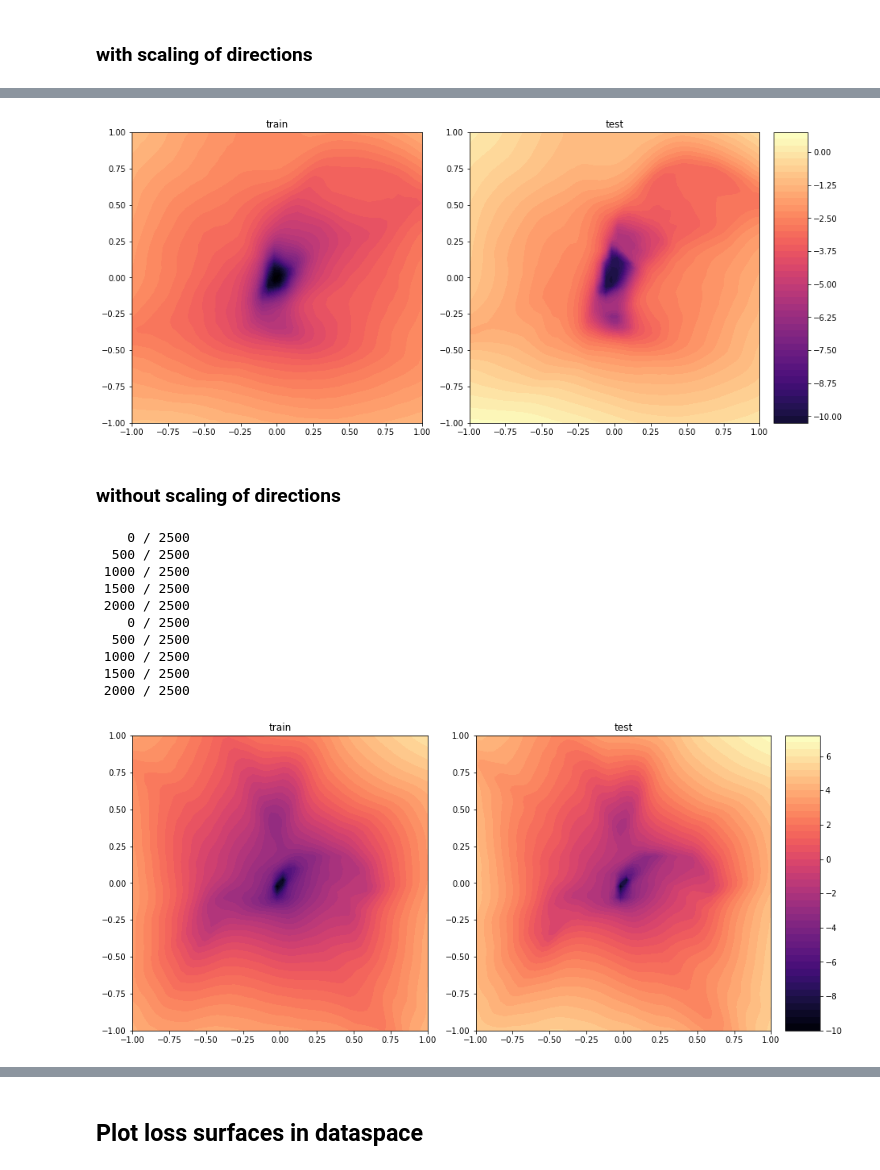
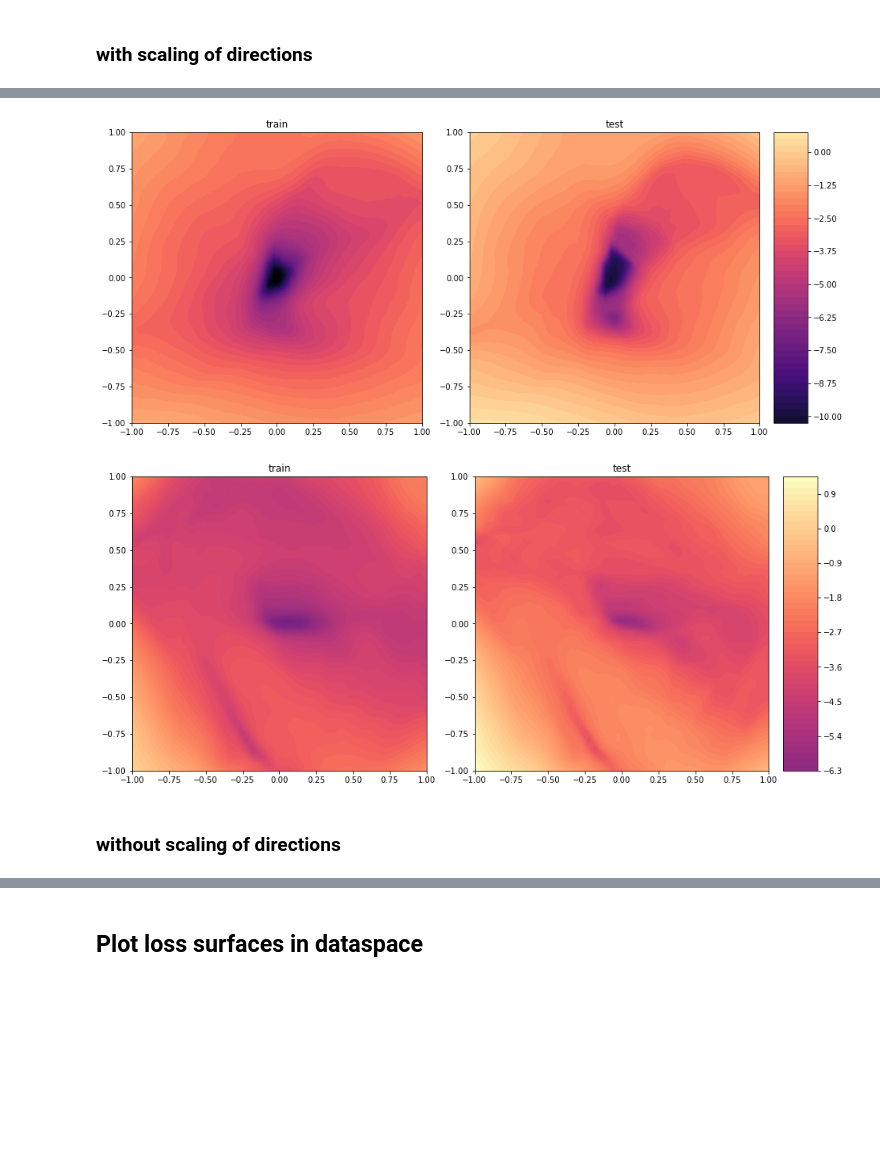
Before and after one commit to Burt360/loss-surfaces-in-data, a Jupyter notebook: swissroll.ipynb, the cells around one changed output, grey strips where cells are left out. Drawn from its saved outputs; the diff is of its cells as text; code cells hidden in the pictures; blank space fills up the shorter version.

Commit message:
feat: created comparison of loss surfaces in weightspace between clean and poisoned models

```diff
--- a/swissroll.ipynb
+++ b/swissroll.ipynb
@@ -592,6 +593,16 @@ def eval_on_loader(model, loader):
     loss += obj(pred, y)
 
   return loss.item() / loader.num_samples
+
+def get_min_max(*loglosses):
+
+  f = np.min
+  minn = min(map(lambda losses: f(losses), loglosses))
+
+  f = np.max
+  maxx = max(map(lambda losses: f(losses), loglosses))
+
+  return minn, maxx
 # %% [markdown]
 ## Define helper functions for weightspace plots
 
@@ -670,19 +681,14 @@ def get_loss_surface_weightspace(model, loader, dirs, xn=50, yn=50):
 
   return xsteps, ysteps, losses
 
-def plot_loss_surfaces_weightspace(train_losses, test_losses, xsteps, ysteps):
+def plot_loss_surfaces_weightspace(logtrainlosses, logtestlosses, xsteps, ysteps, norm):
   """Plot the loss surfaces in weightspace on the train and test set."""
 
   model.eval()
 
   fig, axs = plt.subplots(1, 2, figsize=(12, 6))
 
-  # Take logs
-  logtrainlosses, logtestlosses = np.log(train_losses), np.log(test_losses)
-
   cmap = cm.magma
-  norm = colors.Normalize(min(logtrainlosses.min(), logtestlosses.min()),
-                          max(logtrainlosses.max(), logtestlosses.max()))
 
   ax = axs[0]
   contour = ax.contourf(xsteps, ysteps, logtrainlosses, levels=50, norm=norm, cmap=cmap)
@@ -822,11 +861,25 @@ def plot_loss_surface_dataspace(train_losses, xsteps, ysteps):
 ### with scaling of directions
 # %%
 rng = torch.Generator().manual_seed(42)
+
 dirs = get_2_random_dirs_weights(model.weights, rng)
 scale_dirs_weights(model.weights, dirs)
 
+pdirs = get_2_random_dirs_weights(pmodel.weights, rng)
+scale_dirs_weights(pmodel.weights, pdirs)
+
 xsteps, ysteps, train_losses = get_loss_surface_weightspace(model, train_loader, dirs)
-xsteps, ysteps, test_losses = get_loss_surface_weightspace(model, test_loader, dirs)
+*_, test_losses = get_loss_surface_weightspace(model, test_loader, dirs)
+
+# Note we're using the original (unpoisoned) train set
+*_, ptrain_losses = get_loss_surface_weightspace(pmodel, train_loader, pdirs)
+*_, ptest_losses = get_loss_surface_weightspace(pmodel, test_loader, pdirs)
+
+# Take logs
+logtrain_losses, logtest_losses = np.log(train_losses), np.log(test_losses)
+plogtrain_losses, plogtest_losses = np.log(ptrain_losses), np.log(ptest_losses)
+
+norm = colors.Normalize(*get_min_max(logtrain_losses, logtest_losses, plogtrain_losses, plogtest_losses))
 # %% [output]
     0 / 2500
   500 / 2500
@@ -841,27 +904,8 @@ xsteps, ysteps, test_losses = get_loss_surface_weightspace(model, test_loader, d
-# %%
-plot_loss_surfaces_weightspace(train_losses, test_losses, xsteps, ysteps)
-# %% [output]
-[figure, removed]
+# %%
+plot_loss_surfaces_weightspace(logtrain_losses, logtest_losses, xsteps, ysteps, norm)
+plot_loss_surfaces_weightspace(plogtrain_losses, plogtest_losses, xsteps, ysteps, norm)
+# %% [output]
+[figure, added]
+[figure, added]
 # %% [markdown]
 ### without scaling of directions
-# %%
-rng = torch.Generator().manual_seed(42)
-dirs = get_2_random_dirs_weights(model.weights, rng)
-
-xsteps, ysteps, train_losses = get_loss_surface_weightspace(model, train_loader, dirs)
-xsteps, ysteps, test_losses = get_loss_surface_weightspace(model, test_loader, dirs)
-# %% [output]
-    0 / 2500
-  500 / 2500
- 1000 / 2500
- 1500 / 2500
- 2000 / 2500
-    0 / 2500
-  500 / 2500
- 1000 / 2500
- 1500 / 2500
- 2000 / 2500
-# %%
-plot_loss_surfaces_weightspace(train_losses, test_losses, xsteps, ysteps)
-# %% [output]
-[figure, removed]
```
Also changed, not shown: parts of 5 cells of this notebook.
